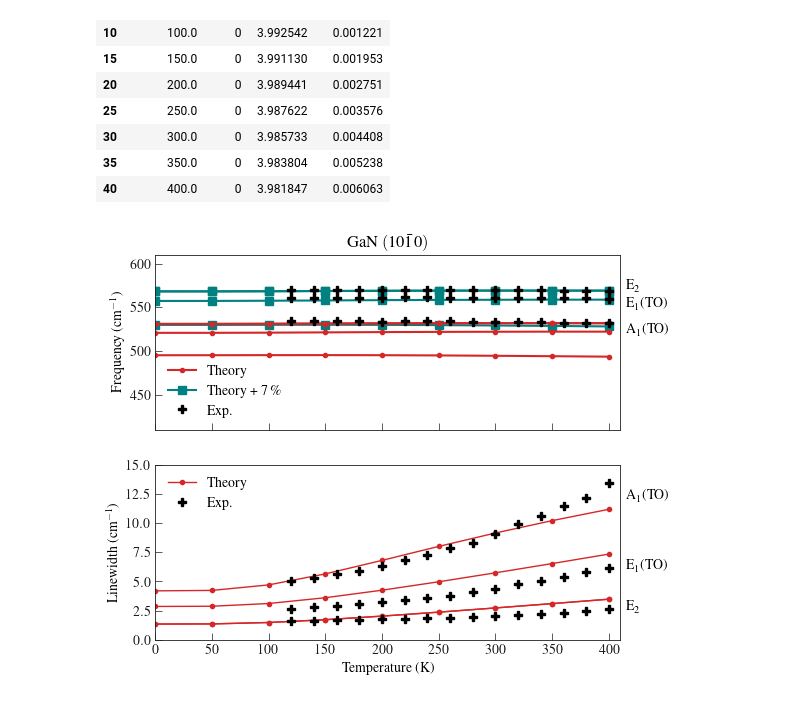
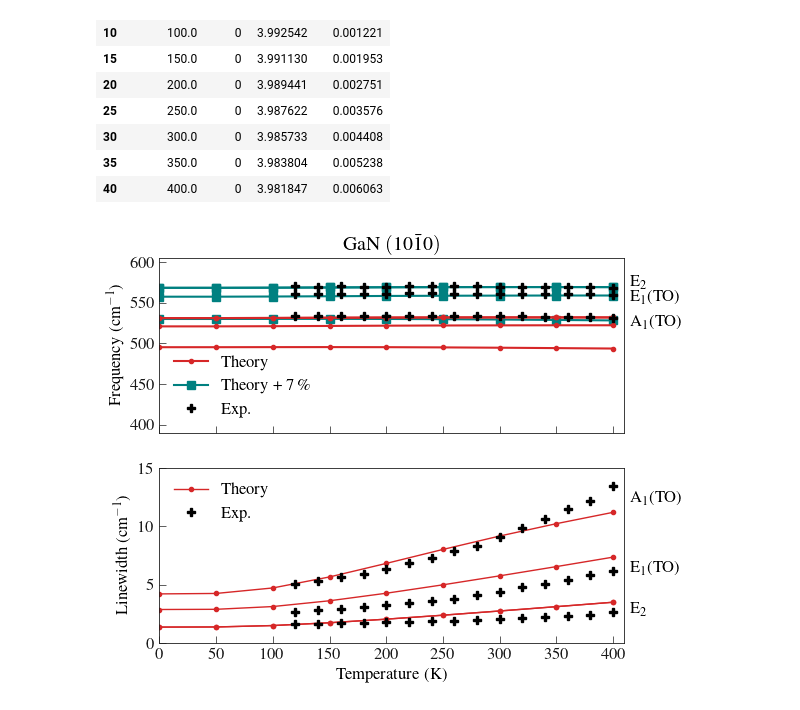
Before and after one commit to flokno/paper_raman_data, a Jupyter notebook: figure_04/notebook_plot_temperature_dependence.ipynb, the cells around one changed output. Saved outputs shown, nothing was run; the diff lists cells and outputs as text; code cells hidden in the pictures.

Commit message:
plots | update single-column figures with larger font size

```diff
--- a/figure_04/notebook_plot_temperature_dependence.ipynb
+++ b/figure_04/notebook_plot_temperature_dependence.ipynb
@@ -6,7 +6,7 @@ from matplotlib import pyplot as plt
 
 to_icm = 33.356
 
-plt.style.use("../paper.mplstyle")
+plt.style.use("../paper_small.mplstyle")
 
 
 Path().absolute()
@@ -72,32 +72,32 @@ for imode in imodes[1:]:
     ax.plot(_x, 1.07 * _y, label=r"Theory + $7\,\%$" if imode == 1 else None, **kw)
 
 # exp LO
 _df = df_exp
 kw = {"marker": "P", "ms": ms, "color": "k", "lw": 0, "zorder": 2}
 ax.plot(_df.temperature, _df.x0, label="Exp.", **kw)
 ax.set_ylabel("Frequency (cm$^{-1}$)")
-ax.set_ylim(410, 610)
+ax.set_ylim(390, 605)
 ax.legend(loc=3, frameon=False, markerfirst=True)
 
 ax = axs[1]
 ax.set_xlabel("Temperature (K)")
 
 axs[0].set_title("GaN $(10\\bar{1}0)$")
 
 # put mode labels
 ax.set_xlim(0, 410)
 ax = axs[0]
 ax.text(415, 570, "E$_2$")
 ax.text(415, 550, "E$_1$(TO)")
 ax.text(415, 520, "A$_1$(TO)")
 
 ax = axs[1]
 ax.text(415, 12, "A$_1$(TO)")
 ax.text(415, 6, "E$_1$(TO)")
 ax.text(415, 2.5, "E$_2$")
 
 file = "plot_lineshifts_and_linewidths_1010.pdf"
 fig.savefig(file)
 fig.savefig(Path(file).stem + ".png")
 # %% [output]
-[figure, old version]
+[figure, new version]
```
Also changed, not shown: 18 other files.
